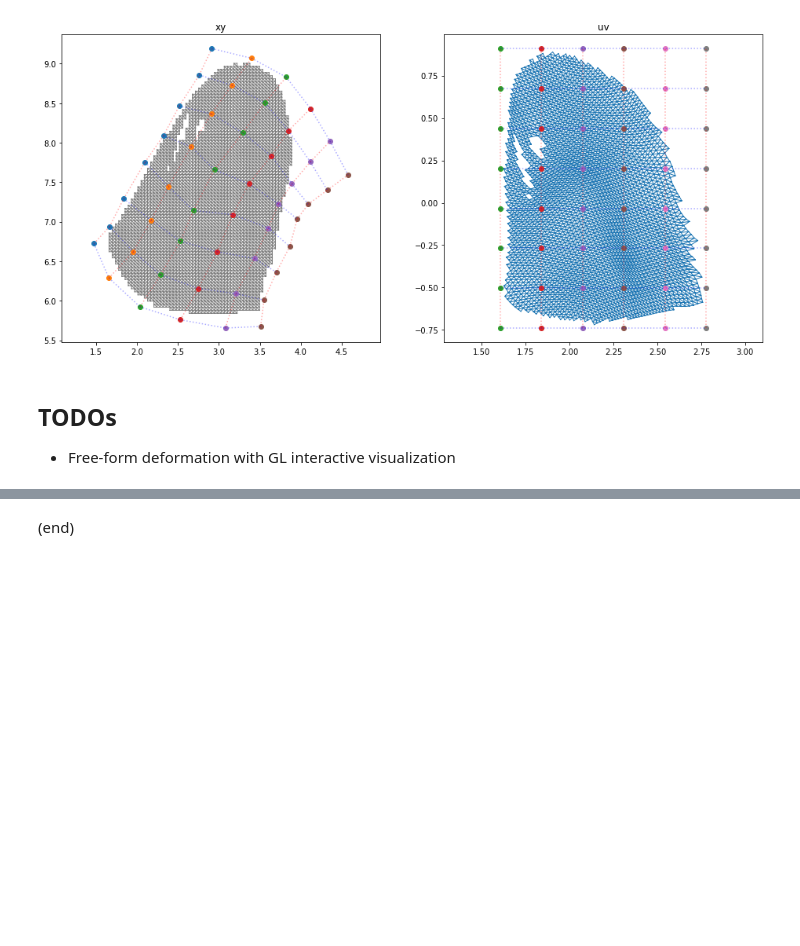
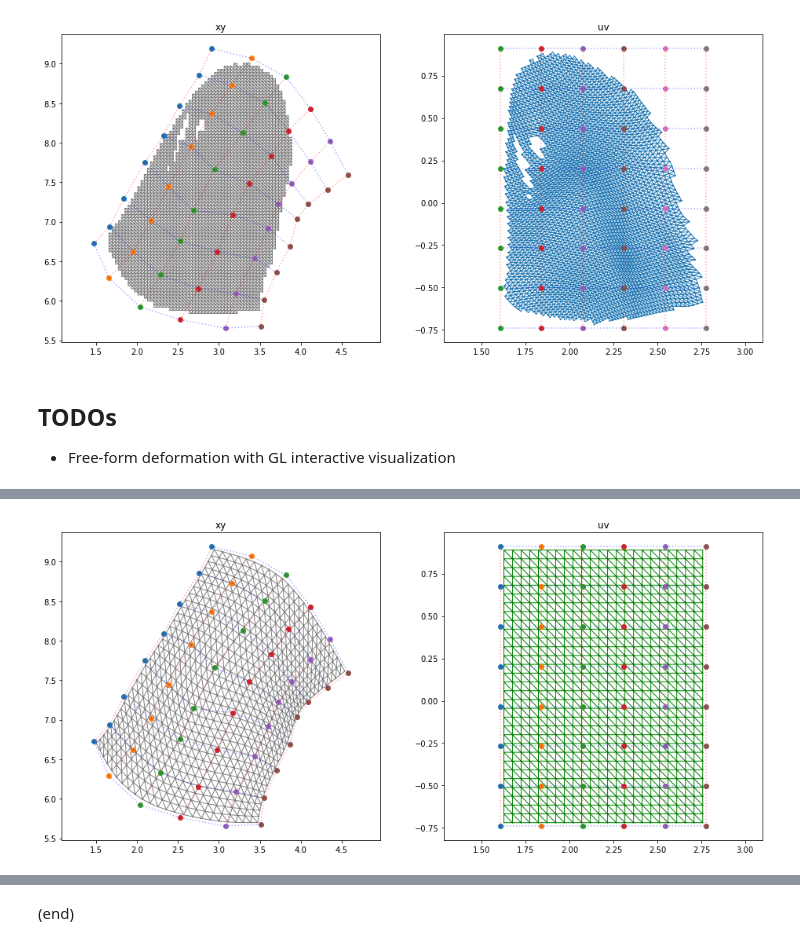
Before and after one commit to stnoh/InverseFFD, a Jupyter notebook: InverseFFD_ver6.ipynb, the cells around one changed output, grey strips where cells are left out. Cells and saved outputs as stored; diff of their text form; code cells hidden in the pictures; blank space fills up the shorter version.

```diff
--- a/InverseFFD_ver6.ipynb
+++ b/InverseFFD_ver6.ipynb
@@ -624,0 +787,51 @@ if False:
+# %%
+## visualize mesh data by Matplotlib
+import matplotlib.pyplot as plt
+%matplotlib inline
+
+fig, (ax1, ax2) = plt.subplots(1, 2, figsize=(16,7.2))
+
+########################################
+## XY space
+########################################
+ax1.set_xlim([x_min_vis,x_max_vis])
+ax1.set_ylim([y_min_vis,y_max_vis])
+
+ax1.triplot(new_x[:,0], new_x[:,1], new_tri, linewidth=1, color='gray')
+
+## grid points
+ax1.plot(P_ix, P_jy, 'o')
+
+## draw lines
+for j in range(P_ix.shape[0]):
+    for i in range(P_ix.shape[1]-1):
+        ax1.plot([P_ix[j,i], P_ix[j,i+1]], [P_jy[j,i], P_jy[j,i+1]], color='blue', alpha=.33, linestyle=':')
+
+for i in range(P_ix.shape[1]):
+    for j in range(P_ix.shape[0]-1):
+        ax1.plot([P_ix[j,i], P_ix[j+1,i]], [P_jy[j,i], P_jy[j+1,i]], color='red', alpha=.33, linestyle=':')
+
+ax1.set_title('xy')
+
+########################################
+## UV space
+########################################
+ax2.set_xlim([u_min_vis, u_max_vis])
+ax2.set_ylim([v_min_vis, v_max_vis])
+
+ax2.triplot(new_u[:,0], new_u[:,1], new_tri, linewidth=1, color='green')
+
+## grid points
+ax2.plot(B_ix, B_jy, 'o')
+
+## draw lines between grid points
+for Bx in B_i:
+    ax2.plot([Bx, Bx], [B_j[0], B_j[-1]], color='red', alpha=.33, linestyle=':')
+for By in B_j:
+    ax2.plot([B_i[0], B_i[-1]], [By, By], color='blue', alpha=.33, linestyle=':')
+
+ax2.set_title('uv')
+
+plt.show()
+# %% [output]
+[figure, added]
```
Also changed, not shown: parts of 13 cells of this notebook.
